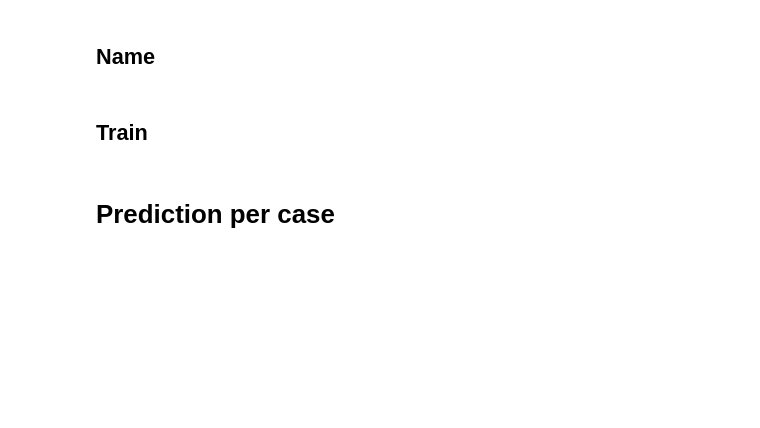
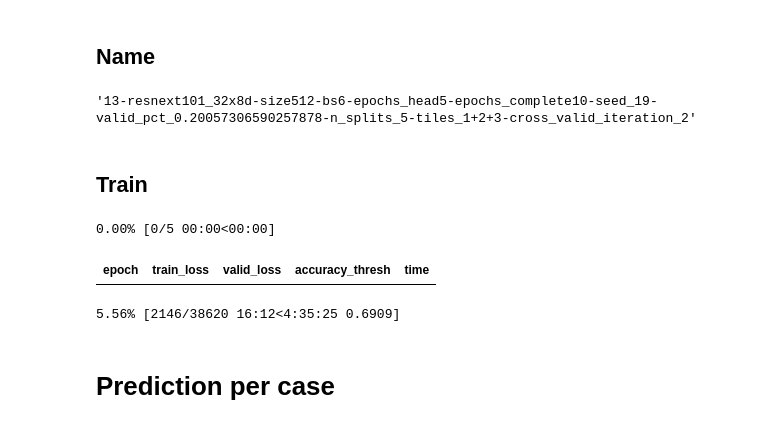
Before and after one commit to ChristophNeuner/pituitary_gland_adenomas, a Jupyter notebook: network-entity_classification.ipynb, the cells around one changed output. Saved outputs shown, nothing was run; the diff lists cells and outputs as text; code cells hidden in the pictures; blank space fills up the shorter version.

```diff
--- a/network-entity_classification.ipynb
+++ b/network-entity_classification.ipynb
@@ -344,3 +348,6 @@ iteration = 0
+# %%
+iteration = 2
+n_splits = 5
 # %%
 tile_paths_gonadotrop_1 = [Path(f'{p.parts[-2]}/{p.parts[-1]}') for p in (TILES_GONADOTROP_1.ls()) if p.suffix == '.png']
 tile_paths_gonadotrop_2 = [Path(f'{p.parts[-2]}/{p.parts[-1]}') for p in (TILES_GONADOTROP_2.ls()) if p.suffix == '.png']
@@ -472,18 +477,20 @@ def label_func(path):
             print(get_id_from_path(path))
             raise
         return result
+
+nw = 16   #number of workers for data loader
+
+def split_func(path):
+    path = Path(path)
+    return get_id_from_path(path) in ids_val
+
+#data = ImageList.from_folder(path=TRAIN, extensions=['.png'])
+data = ImageList.from_df(df_tile_paths_train_and_valid, path=PATH_LOCAL)
+data = data.split_by_valid_func(split_func)
+data = data.label_from_func(label_func)
+data = data.transform(tfms=tfms, size=sz)
+#data = data.add_test_folder(test_folder=TEST_EXPERIMENTING)
+#data = data.add_test([PATH/p for p in tile_paths_test])
+temporary_training_path = PATH/f'models/{n}-resnext_currently_training_cross-valid-iteration-{iteration}'
+data = data.databunch(bs=bs, num_workers=nw, path=temporary_training_path)
+data = data.normalize()
-# %%
-def split_func(path):
-    path = Path(path)
-    return get_id_from_path(path) in ids_val
-
-#data = ImageList.from_folder(path=TRAIN, extensions=['.png'])
-data = ImageList.from_df(df_tile_paths_train_and_valid, path=PATH)
-data = data.split_by_valid_func(split_func)
-data = data.label_from_func(label_func)
-data = data.transform(tfms=tfms, size=sz)
-#data = data.add_test_folder(test_folder=TEST_EXPERIMENTING)
-#data = data.add_test([PATH/p for p in tile_paths_test])
-temporary_training_path = PATH/f'models/{n}-resnext_currently_training_cross-valid-iteration-{iteration}'
-data = data.databunch(bs=bs, num_workers=nw, path=temporary_training_path)
-data = data.normalize()
@@ -507,17 +534,26 @@ learner = cnn_learner(data=data,
 # %%
 #nameBase = f'{n}-{arch.__name__}-size{sz}-bs{bs}-epochs_head{epochs_frozen}-epochs_complete{epochs_unfrozen}-seed_{seed}-test_pct_{test_pct}-valid_pct_{valid_pct}-with_tiles_gonadotrop2_and_corticotrop2'
 valid_pct = len(ids_val)/len(case_ids)
-nameBase = f'{n}-{arch.__name__}-size{sz}-bs{bs}-epochs_head{epochs_frozen}-epochs_complete{epochs_unfrozen}-seed_{seed}-valid_pct_{valid_pct}-tiles_1+2+3-cross-valid-iteration-{iteration}'
+nameBase = f'{n}-{arch.__name__}-size{sz}-bs{bs}-epochs_head{epochs_frozen}-epochs_complete{epochs_unfrozen}-seed_{seed}-valid_pct_{valid_pct}-n_splits_{n_splits}-tiles_1+2+3-cross_valid_iteration_{iteration}'
 nameBase
+# %% [output]
+'13-resnext101_32x8d-size512-bs6-epochs_head5-epochs_complete10-seed_19-valid_pct_0.20057306590257878-n_splits_5-tiles_1+2+3-cross_valid_iteration_2'
 # %% [markdown]
 ## Train
 # %%
 learner.lr_find(start_lr=1e-10, end_lr=10, num_it=1000)
 learner.recorder.plot()
 # %%
-lr =
+lr = 1e-3
 # %%
-learner.fit_one_cycle(cyc_len=epochs_frozen, max_lr=lr)
+learner.fit_one_cycle(cyc_len=epochs_frozen, max_lr=lr,
+                      callbacks=[SaveModelCallback(learner,
+                                                   every='epoch', monitor='accuracy_thresh',
+                                                   name='bestmodel_head')])
+# %% [output]
+0.00% [0/5 00:00<00:00]
+| epoch | train_loss | valid_loss | accuracy_thresh | time |
+5.56% [2146/38620 16:12<4:35:25 0.6909]
 # %%
 nameHead = f'{nameBase}-head'
 # %%
```
Also changed, not shown: parts of 24 cells of this notebook, 1 other file.
